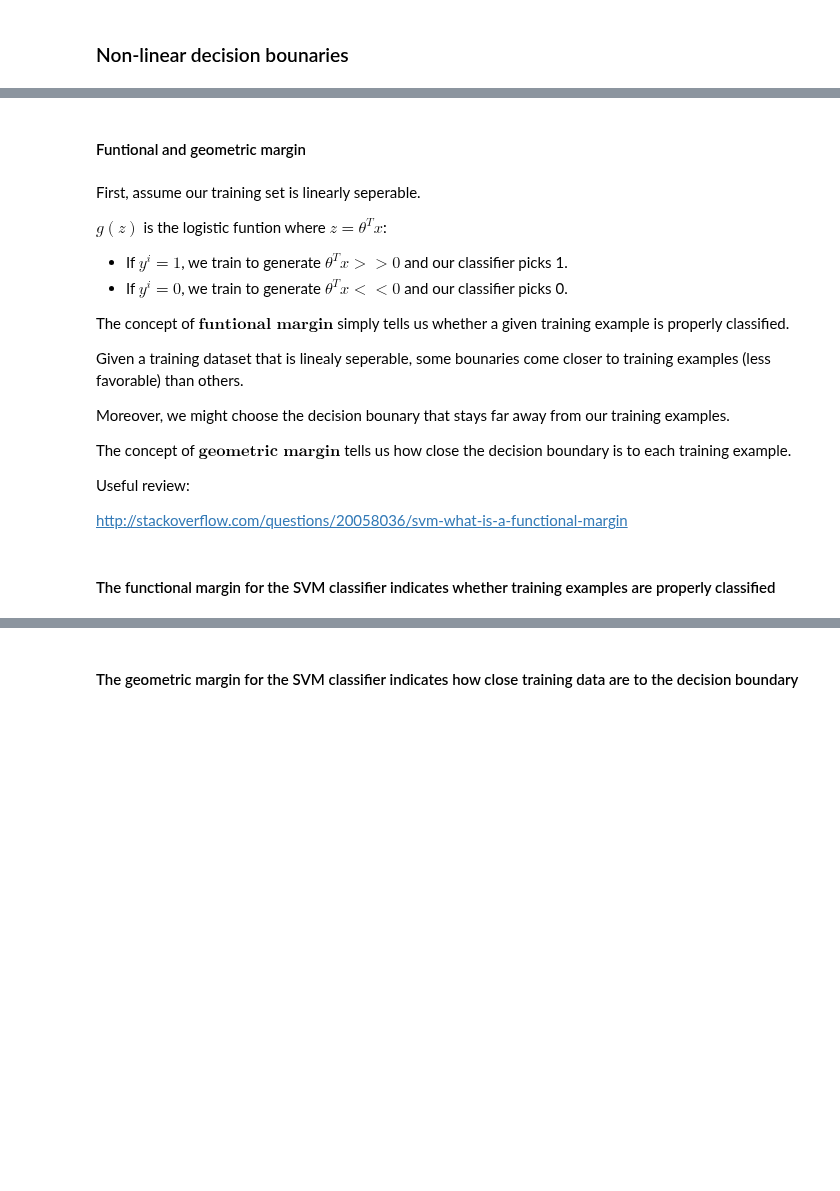
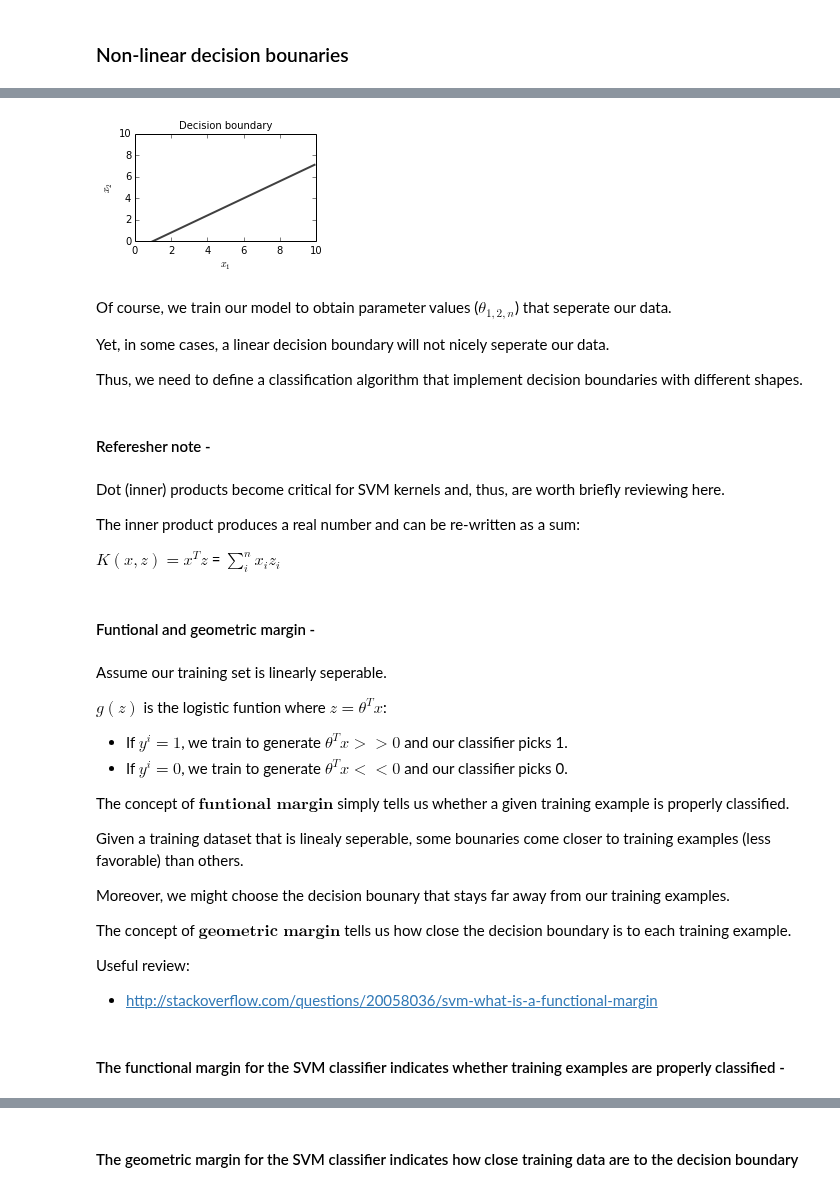
Before and after one commit to lmart999/CS229, a Jupyter notebook: CS229.ipynb, the cells around one changed output, grey strips where cells are left out. Drawn from its saved outputs; the diff is of its cells as text; code cells hidden in the pictures; blank space fills up the shorter version.

Commit message:
Kernels.

```diff
--- a/CS229.ipynb
+++ b/CS229.ipynb
@@ -721,7 +779,39 @@ A neural network is a set of computational (e.g., logistic regression) units str
+# %%
+# Value for theta
+theta=np.array([4,-4,5],dtype=float)
+
+# Decision boundary
+plt.subplot(2,2,2)
+x=np.arange(x_min, x_max, .1 )
+y=-(1/theta[2])*(theta[1]*x+theta[0])
+plt.plot(x,y,lw=2,color='black',alpha=0.75)
+plt.xlim([0,10])
+plt.ylim([0,10])
+plt.title('Decision boundary',fontsize=10)
+plt.xlabel('$x_1$',fontsize=10)
+plt.ylabel('$x_2$',fontsize=10)
+
+plt.tight_layout()
+# %% [output]
+[figure, added]
+# %% [markdown]
+Of course, we train our model to obtain parameter values ($\theta_{1,2,n}$) that seperate our data.
+
+Yet, in some cases, a linear decision boundary will not nicely seperate our data.
+
+Thus, we need to define a classification algorithm that implement decision boundaries with different shapes.
+# %% [markdown]
+#### Referesher note -
+# %% [markdown]
+Dot (inner) products become critical for SVM kernels and, thus, are worth briefly reviewing here.
+
+The inner product produces a real number and can be re-written as a sum:
+
+$K(x,z) = x^Tz$ = $\sum\limits_i^n x_i z_i$
 # %% [markdown]
-#### Funtional and geometric margin
+#### Funtional and geometric margin -
 # %% [markdown]
-First, assume our training set is linearly seperable.
+Assume our training set is linearly seperable.
 
 $g(z)$ is the logistic funtion where $z=\theta^T x$:
 
@@ -738,6 +828,6 @@ The concept of $\textbf{geometric margin}$ tells us how close the decision bound
 
 Useful review:
 
-http://stackoverflow.com/questions/20058036/svm-what-is-a-functional-margin
+* http://stackoverflow.com/questions/20058036/svm-what-is-a-functional-margin
 # %% [markdown]
-#### The functional margin for the SVM classifier indicates whether training examples are properly classified
+#### The functional margin for the SVM classifier indicates whether training examples are properly classified -
```
Also changed, not shown: parts of 35 cells of this notebook.
